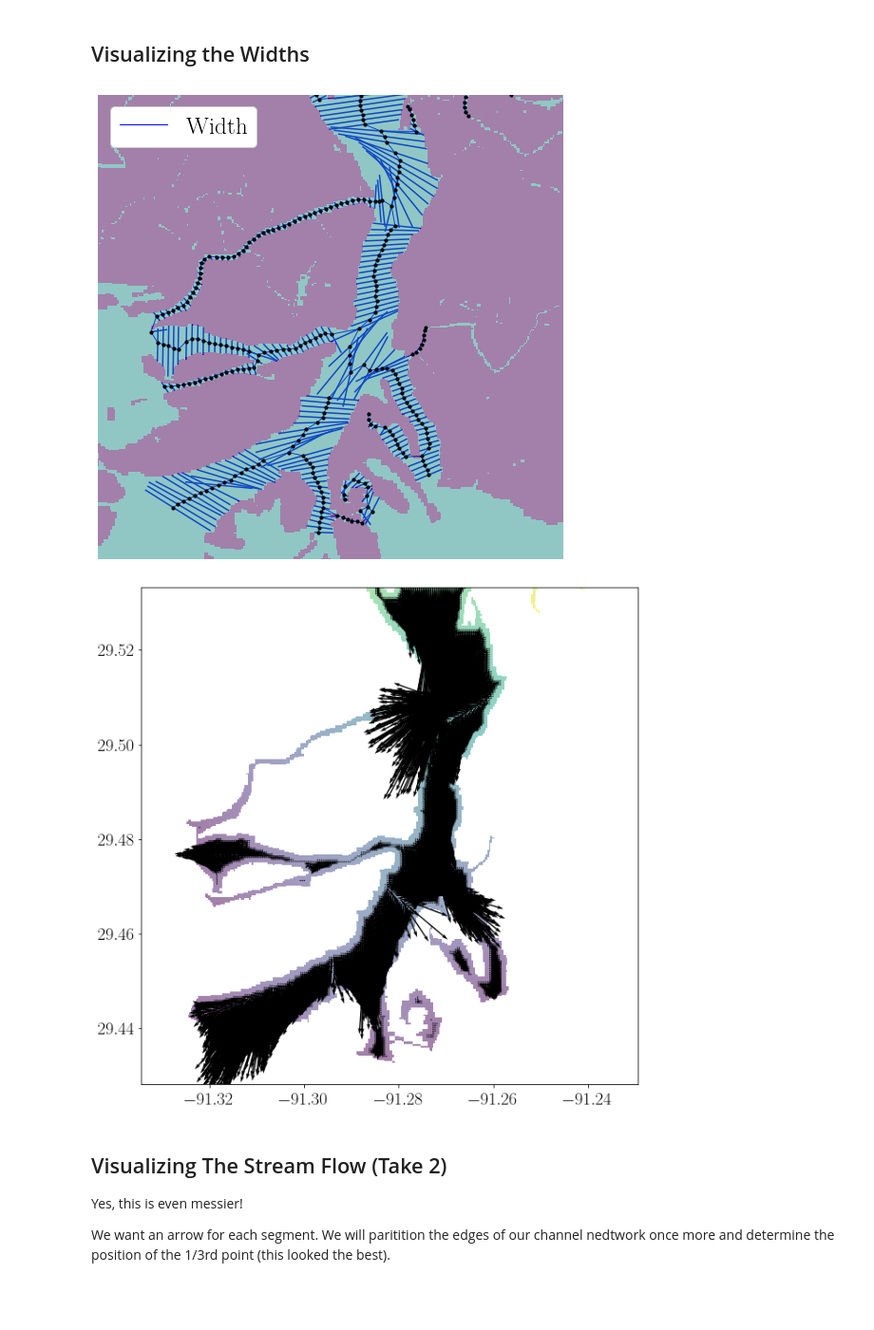
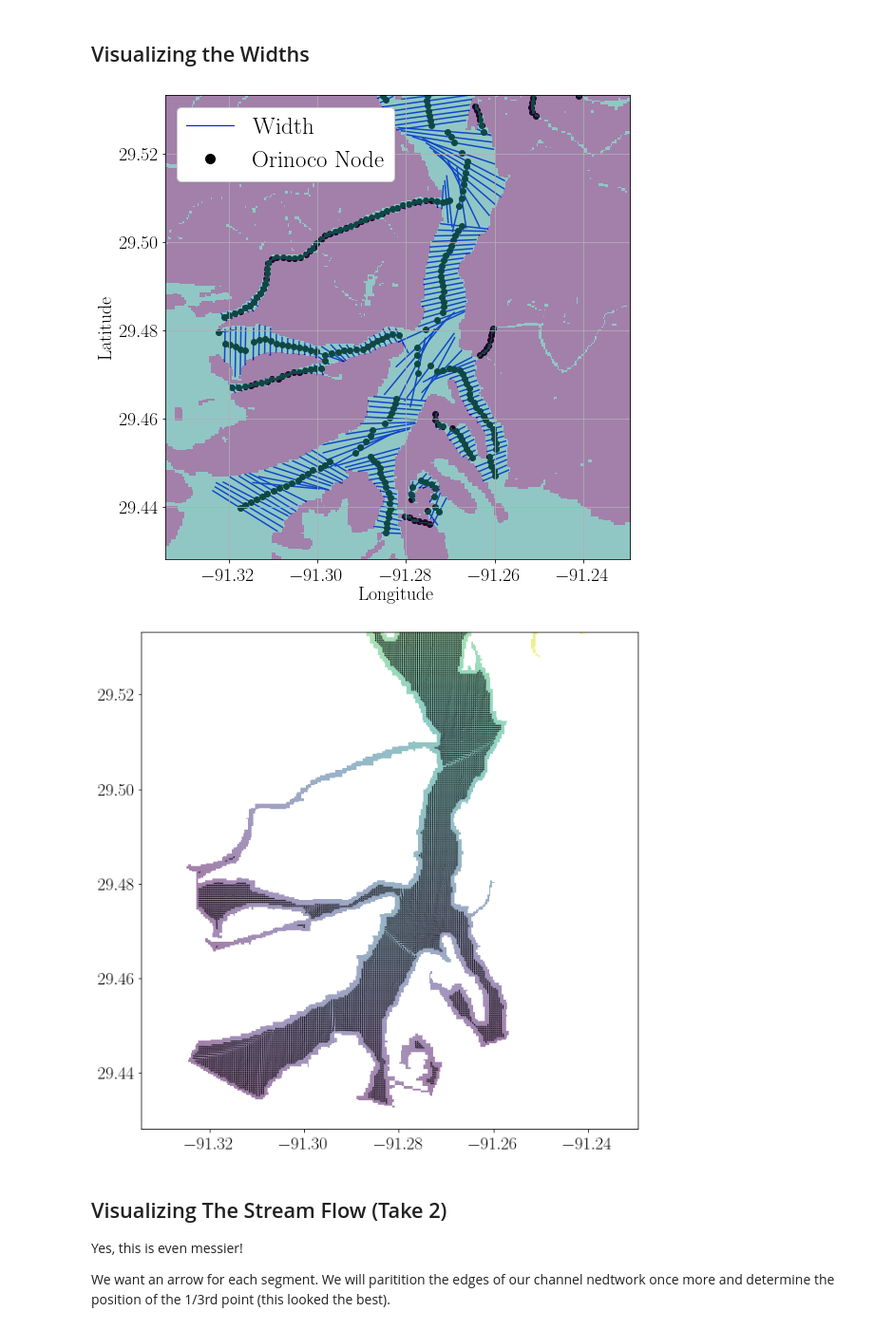
Before and after one commit to simard-landscape-lab/orinoco, a Jupyter notebook: notebooks/examples/3 - Plot - Report Figures.ipynb, the cells around one changed output. Shown: that part at 95% size. Saved outputs shown, nothing was run; the diff lists cells and outputs as text; code cells hidden in the pictures; blank space fills up the shorter version.

```diff
--- a/notebooks/examples/3 - Plot - Report Figures.ipynb
+++ b/notebooks/examples/3 - Plot - Report Figures.ipynb
@@ -593,55 +609,53 @@ The iterable function was deprecated in Matplotlib 3.1 and will be removed in 3.
 # %%
 fig, ax = plt.subplots(figsize=(13, 9))
 
 plot.show(water_mask_c,
           ax=ax,
           transform=transform_c,
           zorder=1,
           vmin=0,
           vmax=2,
           interpolation='none',
           alpha=.5)
 
 ax.set_xlim((x_min, x_max))
 ax.set_ylim((y_min, y_max))
 
 widths_c.plot(color='blue', ax=ax, zorder=1)
 
+ax.set_xlabel('Longitude')
+ax.set_ylabel('Latitude')
 
-nx.draw(H,
-        pos=pos_r,
-        node_size=10,
-        arrows=False,
-        arrowsize=20,
-        ax=ax,
-        node_color='black',
-        arrowstyle='->',
-        edge_color='blue',
-        edgecolor=(0, 0, 0, 0))
+nodes_c.plot(ax=ax, facecolor='black')
+ax.grid('on')
 
-ax.grid('on')
-ax.tick_params(axis='both',
-               which='major',
-               labelbottom=True,
-               labelleft=True)
 cax = fig.add_axes([0.85, 0.13, 0.04, 0.74])
 cax.axis('off')
 
-legend_elements = [Line2D([0],
-                          [0],
-                          marker=None,
-                          color='blue',
-                          label='Width',
-                          linewidth=1,
-                          markersize=10)]
+legend_elements = ([Line2D([0],
+                           [0],
+                           marker=None,
+                           color='blue',
+                           label='Width',
+                           linewidth=1,
+                           markersize=10)] +
+                   [Line2D([0],
+                           [0],
+                           marker='o',
+                           color='black',
+                           ls='',
+                           label='Orinoco Node',
+                           linewidth=1,
+                           markersize=10)])
 
 ax.legend(handles=legend_elements, loc='upper left', fontsize=25, framealpha=1)
 
-ax.grid('on')
+ax.set_xlabel('Longitude')
+ax.set_ylabel('Latitude')
 
 plt.savefig(plots_for_maps_dir/f'cropped_widths_{subarea}.png')
 # %% [output]
-[figure, old version]
+[figure, new version]
 # %%
 import scipy.ndimage as nd
 from skimage.transform import rescale
@@ -658,7 +672,6 @@ X = np.linspace(x_min, x_max, D.shape[1])
 Y = np.linspace(y_min, y_max, D.shape[0])
 
 
-
 phi_dy, phi_dx = np.gradient(D)
 phi_dy = -phi_dy
 
@@ -666,15 +679,15 @@ phi_dy = -phi_dy
 norm = np.sqrt(phi_dy**2 + phi_dx**2)
 
 
-V, U = (- phi_dy / norm) * dist_trans * dist_trans2  , (- phi_dx / norm) * dist_trans * dist_trans2
+V, U = (- phi_dy / norm)  , (- phi_dx / norm)
 
 ax.set_xlim((x_min, x_max))
 ax.set_ylim((y_min, y_max))
 
 plot.show(distance[sy, sx], transform=transform_c, ax=ax, alpha=.5)
-q = ax.quiver(X, np.flip(Y), U, V, scale=1e3, lw=.25)
+q = ax.quiver(X, np.flip(Y), U, V, scale=2e2, lw=.25)
 # %% [output]
-[figure, old version]
+[figure, new version]
 # %% [markdown]
 ## Visualizing The Stream Flow (Take 2)
 
```
Also changed, not shown: parts of 7 cells of this notebook, 6 other files.
